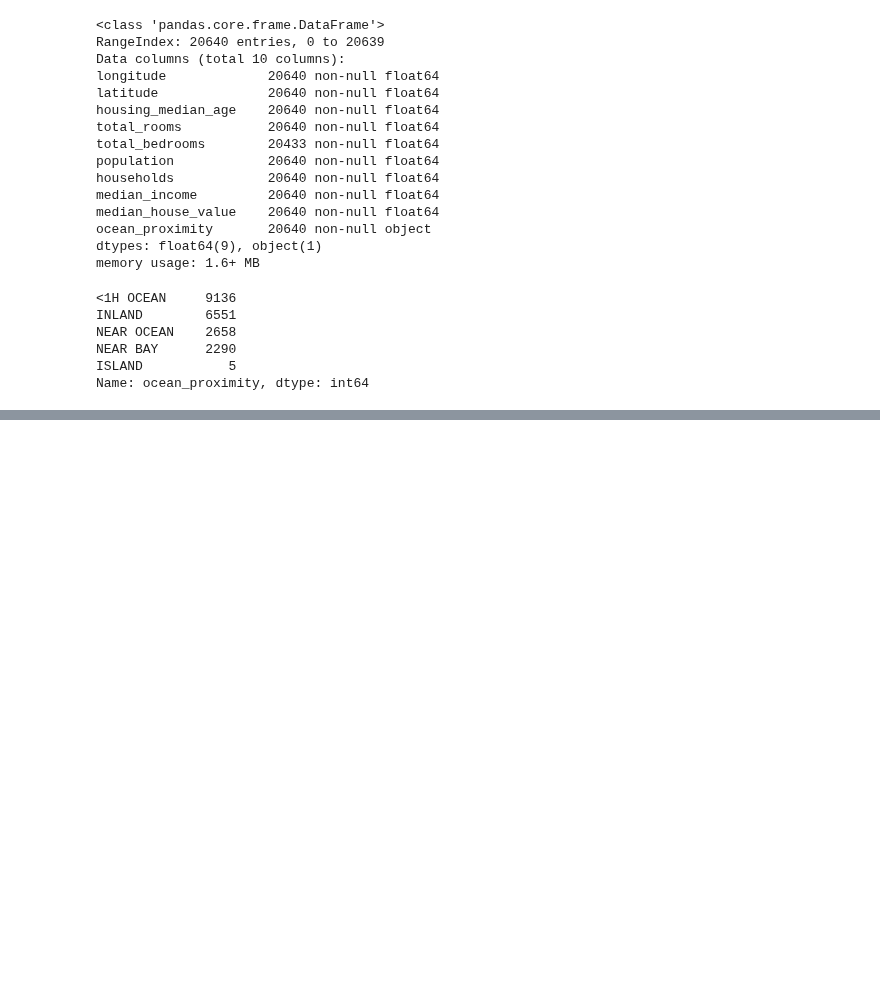
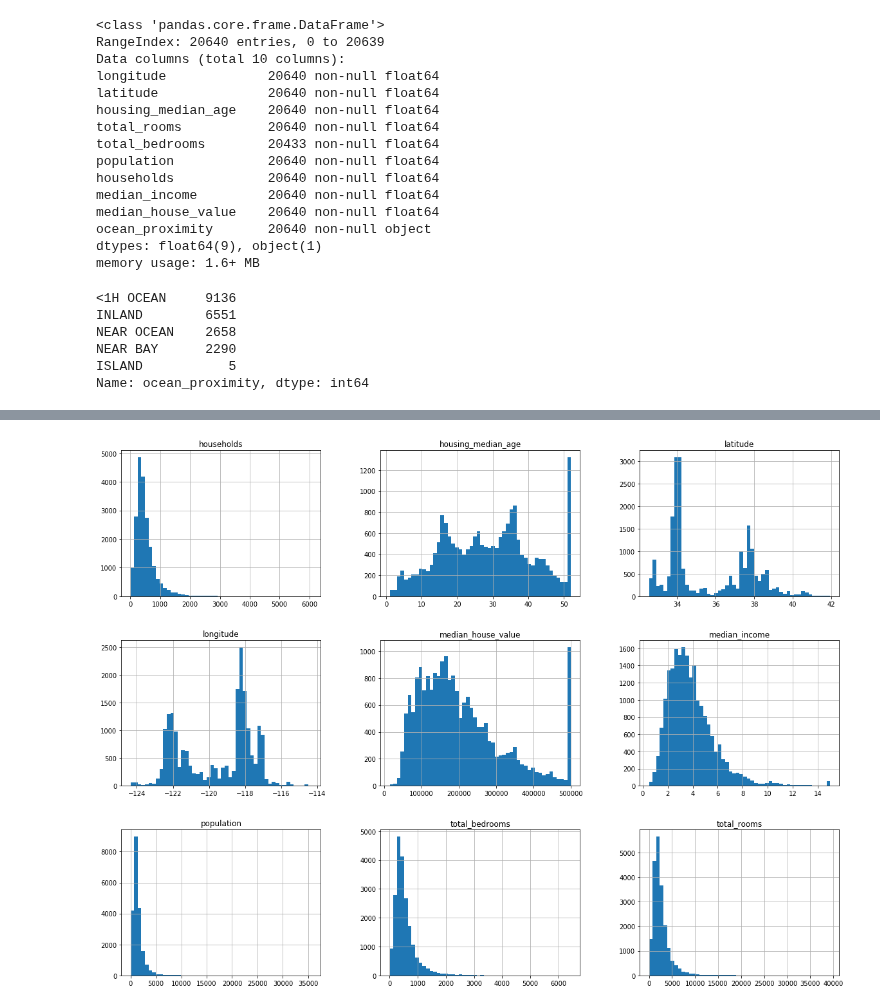
Before and after one commit to raxxar1024/hands-on-ml-with-sklearn-and-tf, a Jupyter notebook: 02/02_end_to_end_machine_learning_project.ipynb, the cells around one changed output, grey strips where cells are left out. Saved outputs shown, nothing was run; the diff lists cells and outputs as text; code cells hidden in the pictures; blank space fills up the shorter version.

```diff
--- a/02/02_end_to_end_machine_learning_project.ipynb
+++ b/02/02_end_to_end_machine_learning_project.ipynb
@@ -67,3 +67,9 @@ housing.describe()
 | 50% | -118.490000 | 34.260000 | 29.000000 | 2127.000000 | 435.000000 | 1166.000000 | 409.000000 | ... |
 | 75% | -118.010000 | 37.710000 | 37.000000 | 3148.000000 | 647.000000 | 1725.000000 | 605.000000 | ... |
 | max | -114.310000 | 41.950000 | 52.000000 | 39320.000000 | 6445.000000 | 35682.000000 | 6082.000000 | ... |
+# %%
+import matplotlib.pyplot as plt
+housing.hist(bins=50, figsize=(20, 15))
+plt.show()
+# %% [output]
+[figure, added]
```
